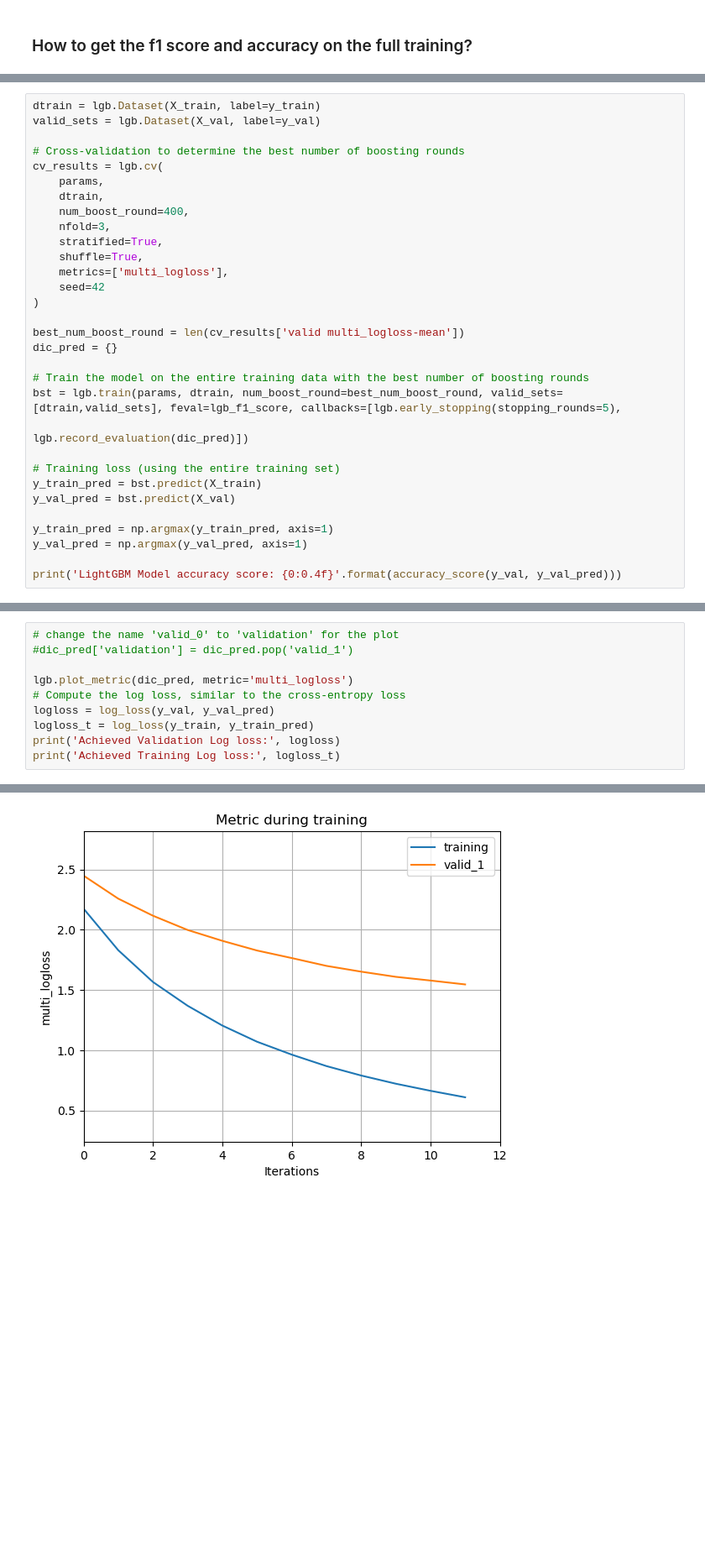
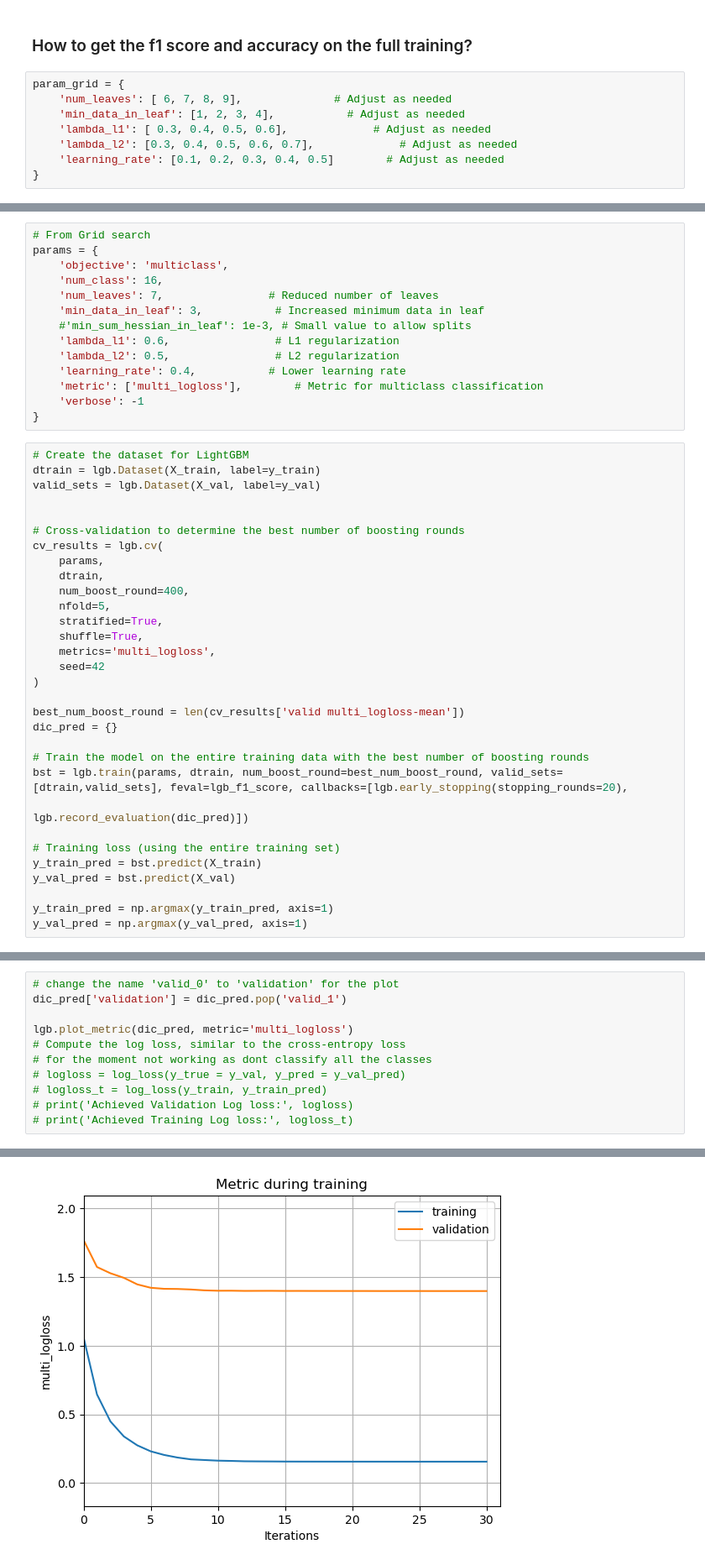
Before and after one commit to MathieuCharbonnier/wetransfert_, a Jupyter notebook: main.ipynb, the cells around one changed output, grey strips where cells are left out. Shown at 84% size. Saved outputs shown, nothing was run; the diff lists cells and outputs as text; blank space fills up the shorter version.

```diff
--- a/main.ipynb
+++ b/main.ipynb
@@ -954,3 +957,11 @@ def lgb_f1_score(y_hat, data):
     return [('f1', f1_score(y_true, np.argmax(y_hat,axis=1),average='macro'), True), ('accuracy', accuracy_score(y_true, np.argmax(y_hat,axis=1)),True)]
 # %% [markdown]
 ### How to get the f1 score and accuracy on the full training?
+# %%
+param_grid = {
+    'num_leaves': [ 6, 7, 8, 9],              # Adjust as needed
+    'min_data_in_leaf': [1, 2, 3, 4],           # Adjust as needed
+    'lambda_l1': [ 0.3, 0.4, 0.5, 0.6],             # Adjust as needed
+    'lambda_l2': [0.3, 0.4, 0.5, 0.6, 0.7],             # Adjust as needed
+    'learning_rate': [0.1, 0.2, 0.3, 0.4, 0.5]        # Adjust as needed
+}
@@ -957,16 +990,32 @@ def lgb_f1_score(y_hat, data):
+# %%
+# From Grid search
+params = {
+    'objective': 'multiclass',
+    'num_class': 16,
+    'num_leaves': 7,                # Reduced number of leaves
+    'min_data_in_leaf': 3,           # Increased minimum data in leaf
+    #'min_sum_hessian_in_leaf': 1e-3, # Small value to allow splits
+    'lambda_l1': 0.6,                # L1 regularization
+    'lambda_l2': 0.5,                # L2 regularization
+    'learning_rate': 0.4,           # Lower learning rate
+    'metric': ['multi_logloss'],        # Metric for multiclass classification
+    'verbose': -1
+}
 # %%
+# Create the dataset for LightGBM
 dtrain = lgb.Dataset(X_train, label=y_train)
 valid_sets = lgb.Dataset(X_val, label=y_val)
+
 
 # Cross-validation to determine the best number of boosting rounds
 cv_results = lgb.cv(
     params,
     dtrain,
     num_boost_round=400,
-    nfold=3,
+    nfold=5,
     stratified=True,
     shuffle=True,
-    metrics=['multi_logloss'],
+    metrics='multi_logloss',
     seed=42
 )
 
@@ -974,8 +1023,8 @@ best_num_boost_round = len(cv_results['valid multi_logloss-mean'])
 dic_pred = {}
 
 # Train the model on the entire training data with the best number of boosting rounds
-bst = lgb.train(params, dtrain, num_boost_round=best_num_boost_round, valid_sets=[dtrain,valid_sets], feval=lgb_f1_score, callbacks=[lgb.early_stopping(stopping_rounds=5),
-                                                                                                                 lgb.record_evaluation(dic_pred)])
+bst = lgb.train(params, dtrain, num_boost_round=best_num_boost_round, valid_sets=[dtrain,valid_sets], feval=lgb_f1_score, callbacks=[lgb.early_stopping(stopping_rounds=20),
+                                                                                                                                     lgb.record_evaluation(dic_pred)])
 
 # Training loss (using the entire training set)
 y_train_pred = bst.predict(X_train)
@@ -983,6 +1032,4 @@ y_val_pred = bst.predict(X_val)
 
 y_train_pred = np.argmax(y_train_pred, axis=1)
 y_val_pred = np.argmax(y_val_pred, axis=1)
-
-print('LightGBM Model accuracy score: {0:0.4f}'.format(accuracy_score(y_val, y_val_pred)))
 # %% [output]
@@ -1026,11 +1092,12 @@ class 0.05CHF       1.00      1.00      1.00         1
 # %%
 # change the name 'valid_0' to 'validation' for the plot
-#dic_pred['validation'] = dic_pred.pop('valid_1')
+dic_pred['validation'] = dic_pred.pop('valid_1')
 
 lgb.plot_metric(dic_pred, metric='multi_logloss')
 # Compute the log loss, similar to the cross-entropy loss
-logloss = log_loss(y_val, y_val_pred)
-logloss_t = log_loss(y_train, y_train_pred)
-print('Achieved Validation Log loss:', logloss)
-print('Achieved Training Log loss:', logloss_t)
+# for the moment not working as dont classify all the classes
+# logloss = log_loss(y_true = y_val, y_pred = y_val_pred)
+# logloss_t = log_loss(y_train, y_train_pred)
+# print('Achieved Validation Log loss:', logloss)
+# print('Achieved Training Log loss:', logloss_t)
 # %% [output]
@@ -1038,4 +1105,4 @@ ValueError: y_true and y_pred contain different number of classes 16, 2. Please
-[figure, old version]
+[figure, new version]
 # %%
 lgb.plot_metric(dic_pred, metric='f1')
 # Compute the log loss, similar to the cross-entropy loss
```
Also changed, not shown: parts of 95 cells of this notebook.
